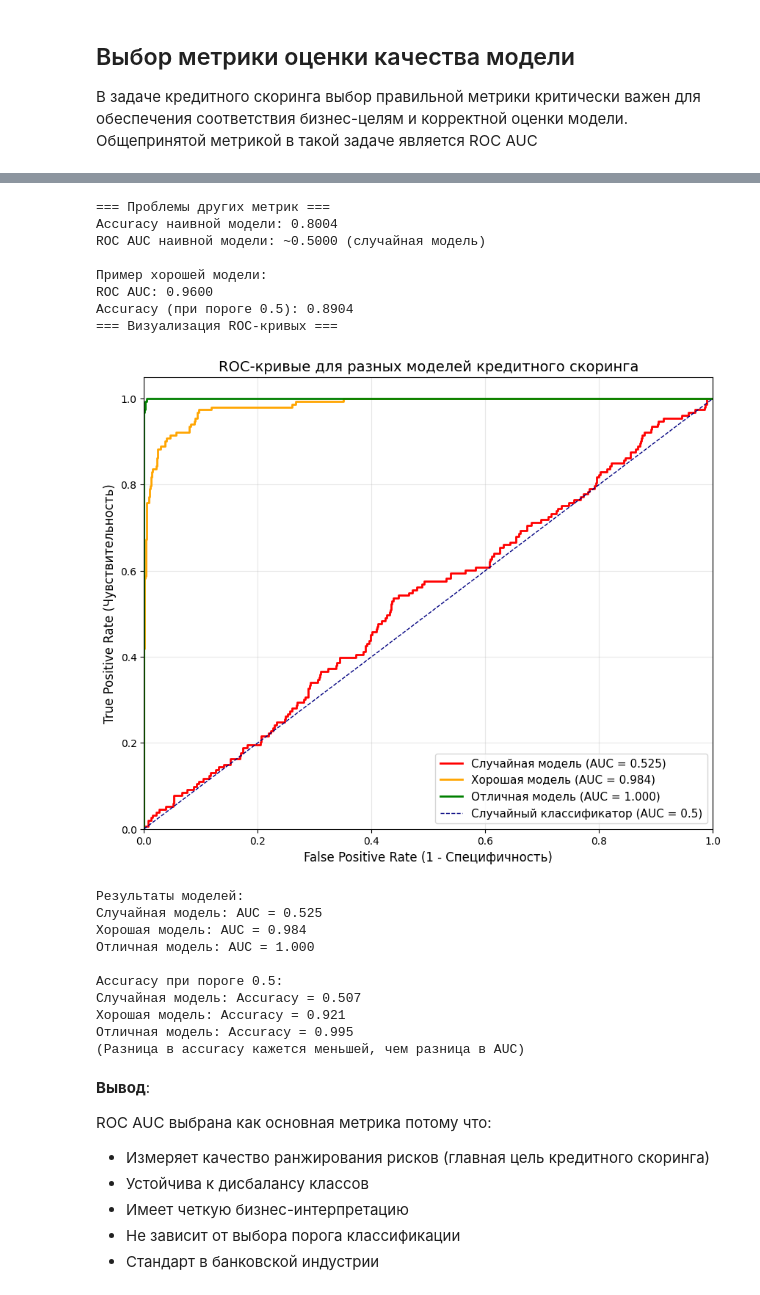
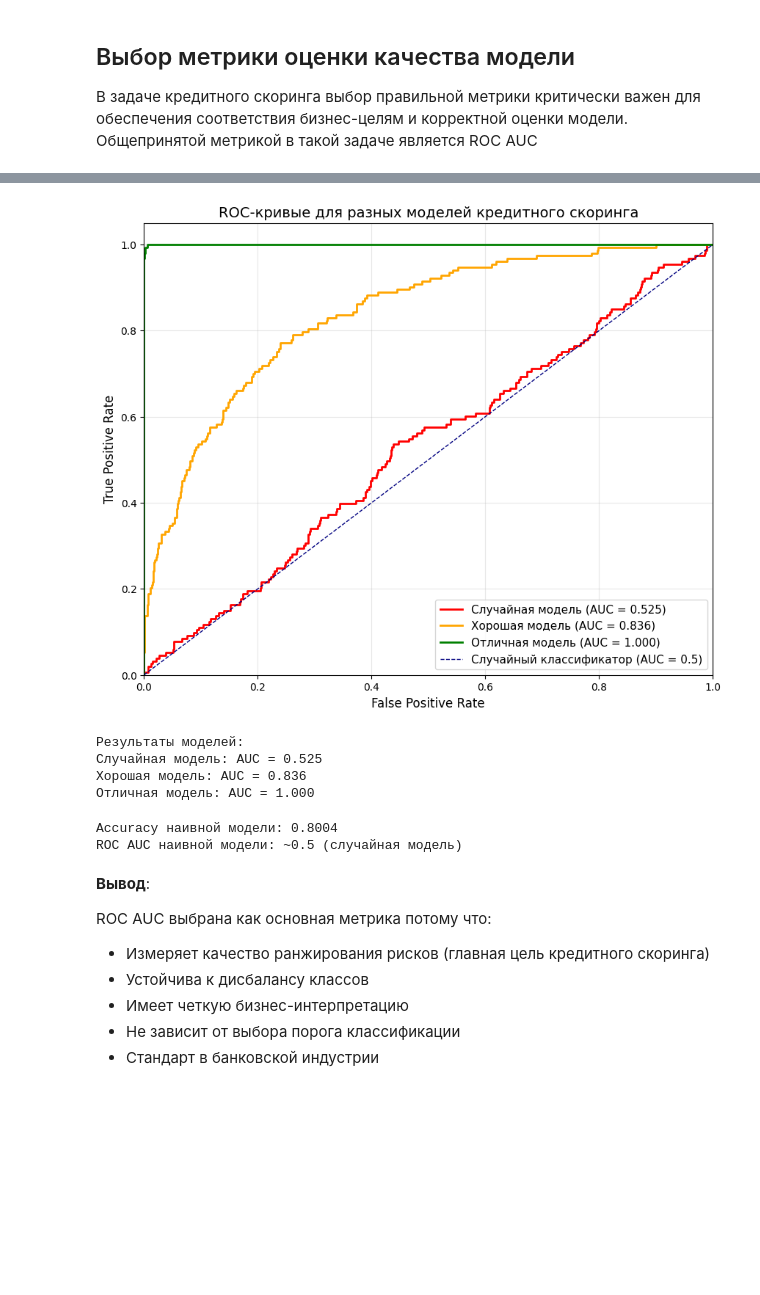
Before and after one commit to skytecat/CreditScoring, a Jupyter notebook: credit_scoring.ipynb, the cells around one changed output, grey strips where cells are left out. Cells and saved outputs as stored; diff of their text form; code cells hidden in the pictures; blank space fills up the shorter version.

```diff
--- a/credit_scoring.ipynb
+++ b/credit_scoring.ipynb
@@ -191,29 +185,7 @@ Name: proportion, dtype: float64
      правильно ранжирует случайную пару (дефолтный, надежный) клиент
    - Это напрямую связано с бизнес-целью: минимизировать кредитные потери
 # %%
-# Демонстрация проблемы с другими метриками
-print("=== Проблемы других метрик ===")
-
-# Симуляция "наивной" модели, которая всегда предсказывает класс 0
-y_true = y.values
-y_naive_pred = np.zeros_like(y_true)  # Всегда предсказывает "надежный клиент"
-
-print(f"Accuracy наивной модели: {accuracy_score(y_true, y_naive_pred):.4f}")
-print(f"ROC AUC наивной модели: ~0.5000 (случайная модель)")
-
-# Симуляция хорошей модели с AUC ~ 0.8
-np.random.seed(42)
-# Создаем "хорошие" предсказания, коррелирующие с истинными значениями
-y_good_pred_proba = np.random.beta(2, 5, size=len(y_true))  # Асимметричное распределение
-y_good_pred_proba[y_true == 1] = np.random.beta(5, 2, size=np.sum(y_true == 1))  # Для дефолтных клиентов
-
-print(f"\nПример хорошей модели:")
-print(f"ROC AUC: {roc_auc_score(y_true, y_good_pred_proba):.4f}")
-print(f"Accuracy (при пороге 0.5): {accuracy_score(y_true, y_good_pred_proba > 0.5):.4f}")
-
-
 # Визуализация ROC кривых
-print("=== Визуализация ROC-кривых ===")
 
 # Создаем синтетические данные для демонстрации
 np.random.seed(42)
@@ -228,70 +200,56 @@ auc_random = auc(fpr_random, tpr_random)
 
 # 2. Хорошая модель
 y_pred_good = np.where(y_test == 1,
-                       np.random.beta(4, 1, n_samples),  # Высокие вероятности для дефолтов
-                       np.random.beta(1, 4, n_samples))  # Низкие вероятности для надежных
+                       np.random.beta(2, 1, n_samples),  # Высокие вероятности для дефолтов
+                       np.random.beta(1, 2, n_samples))  # Низкие вероятности для надежных
 fpr_good, tpr_good, _ = roc_curve(y_test, y_pred_good)
 auc_good = auc(fpr_good, tpr_good)
 
 # 3. Отличная модель
 y_pred_excellent = np.where(y_test == 1,
                            np.random.beta(8, 1, n_samples),  # Очень высокие вероятности для дефолтов
                            np.random.beta(1, 8, n_samples))  # Очень низкие вероятности для надежных
 fpr_excellent, tpr_excellent, _ = roc_curve(y_test, y_pred_excellent)
 auc_excellent = auc(fpr_excellent, tpr_excellent)
 
 # Построение графика ROC-кривых
 plt.figure(figsize=(10, 8))
 plt.plot(fpr_random, tpr_random, color='red', lw=2, label=f'Случайная модель (AUC = {auc_random:.3f})')
 plt.plot(fpr_good, tpr_good, color='orange', lw=2, label=f'Хорошая модель (AUC = {auc_good:.3f})')
 plt.plot(fpr_excellent, tpr_excellent, color='green', lw=2, label=f'Отличная модель (AUC = {auc_excellent:.3f})')
 plt.plot([0, 1], [0, 1], color='navy', lw=1, linestyle='--', label='Случайный классификатор (AUC = 0.5)')
 
 plt.xlim([0.0, 1.0])
 plt.ylim([0.0, 1.05])
-plt.xlabel('False Positive Rate (1 - Специфичность)', fontsize=12)
-plt.ylabel('True Positive Rate (Чувствительность)', fontsize=12)
+plt.xlabel('False Positive Rate', fontsize=12)
+plt.ylabel('True Positive Rate', fontsize=12)
 plt.title('ROC-кривые для разных моделей кредитного скоринга', fontsize=14)
 plt.legend(loc="lower right", fontsize=11)
 plt.grid(True, alpha=0.3)
 plt.show()
 
 print(f"Результаты моделей:")
 print(f"Случайная модель: AUC = {auc_random:.3f}")
 print(f"Хорошая модель: AUC = {auc_good:.3f}")
 print(f"Отличная модель: AUC = {auc_excellent:.3f}")
-
-# Показываем, почему accuracy может быть обманчивой
-threshold = 0.5
-accuracy_random = accuracy_score(y_test, y_pred_random > threshold)
-accuracy_good = accuracy_score(y_test, y_pred_good > threshold)
-accuracy_excellent = accuracy_score(y_test, y_pred_excellent > threshold)
-
-print(f"\nAccuracy при пороге {threshold}:")
-print(f"Случайная модель: Accuracy = {accuracy_random:.3f}")
-print(f"Хорошая модель: Accuracy = {accuracy_good:.3f}")
-print(f"Отличная модель: Accuracy = {accuracy_excellent:.3f}")
-print("(Разница в accuracy кажется меньшей, чем разница в AUC)")
 # %% [output]
+[figure, new version]
-=== Проблемы других метрик ===
-Accuracy наивной модели: 0.8004
-ROC AUC наивной модели: ~0.5000 (случайная модель)
-
-Пример хорошей модели:
-ROC AUC: 0.9600
-Accuracy (при пороге 0.5): 0.8904
-=== Визуализация ROC-кривых ===
+Результаты моделей:
+Случайная модель: AUC = 0.525
+Хорошая модель: AUC = 0.836
+Отличная модель: AUC = 1.000
-[figure, old version]
-Результаты моделей:
-Случайная модель: AUC = 0.525
-Хорошая модель: AUC = 0.984
-Отличная модель: AUC = 1.000
-
-Accuracy при пороге 0.5:
-Случайная модель: Accuracy = 0.507
-Хорошая модель: Accuracy = 0.921
-Отличная модель: Accuracy = 0.995
-(Разница в accuracy кажется меньшей, чем разница в AUC)
+# %%
+# Демонстрация проблемы Accuracy по сравнению с ROC AUC
+
+# Симуляция "наивной" модели, которая всегда предсказывает класс 0
+y_true = y.values
+y_naive_pred = np.zeros_like(y_true)  # Всегда предсказывает "надежный клиент"
+
+print(f"Accuracy наивной модели: {accuracy_score(y_true, y_naive_pred):.4f}")
+print(f"ROC AUC наивной модели: ~0.5 (случайная модель)")
+# %% [output]
+Accuracy наивной модели: 0.8004
+ROC AUC наивной модели: ~0.5 (случайная модель)
 # %% [markdown]
 **Вывод**:
 
```
Also changed, not shown: parts of 2 cells of this notebook.
